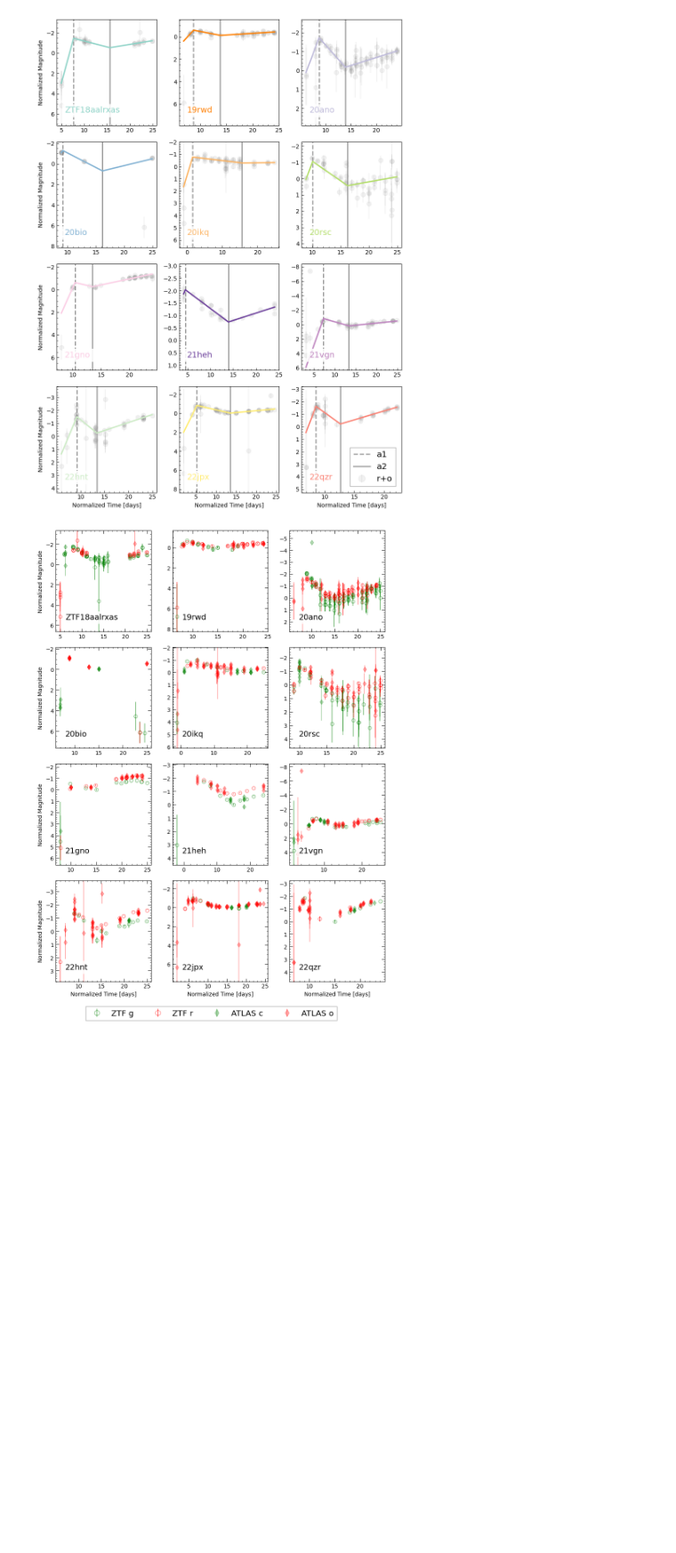
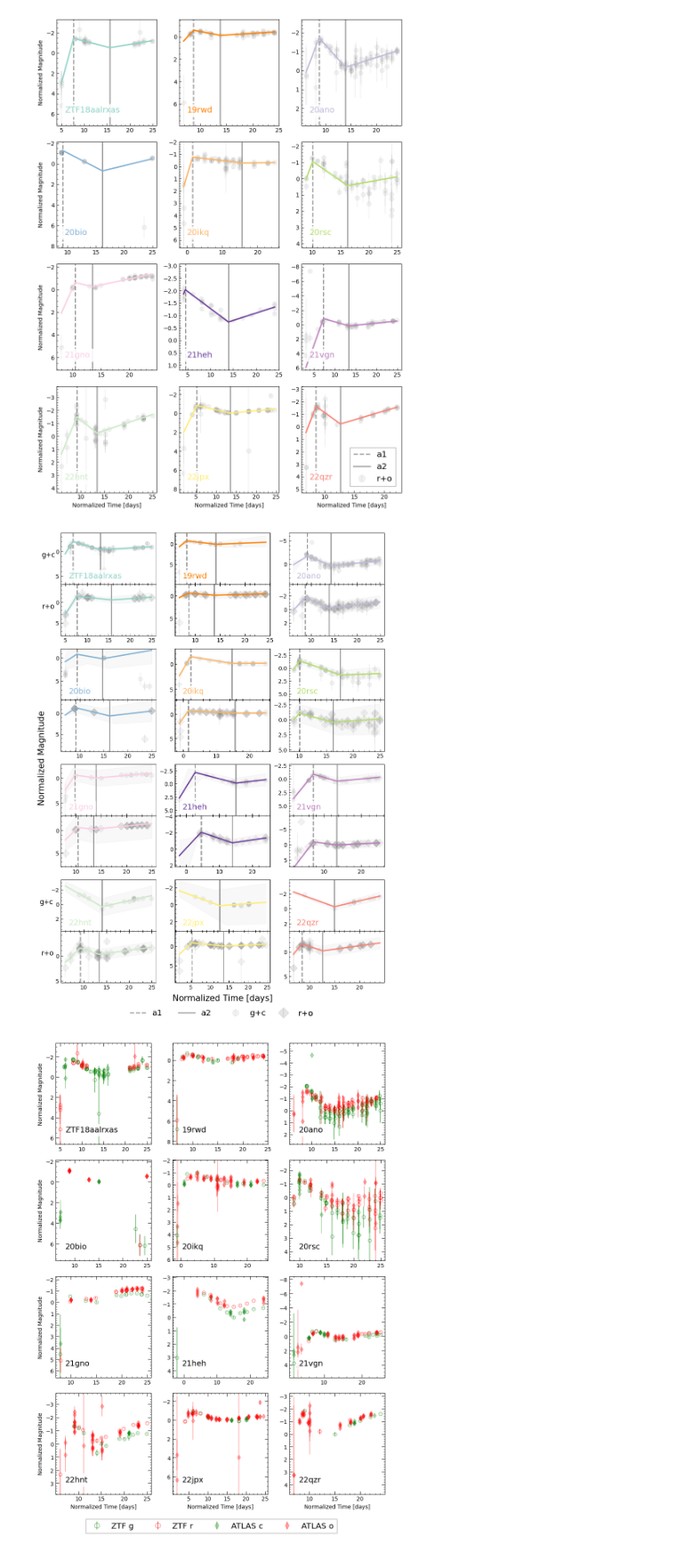
Before and after one commit to aec3675/ztf_IIb, a Jupyter notebook: make_mcmc_plots.ipynb, the cells around one changed output. Shown at 89% size. Saved outputs shown, nothing was run; the diff lists cells and outputs as text; code cells hidden in the pictures; blank space fills up the shorter version.

```diff
--- a/make_mcmc_plots.ipynb
+++ b/make_mcmc_plots.ipynb
@@ -803,6 +814,100 @@ plt.tight_layout()
 plt.savefig(SAVE_DIR+'/figures/individ_mcmc_r_fits_subplot.png', dpi=300)
 # %% [output]
 [figure]
+# %%
+%matplotlib inline
+# COMBIINING THE SUBPOTS TO COMPARE B/W G AND R RESULTS
+plot_names = ['ZTF18aalrxas', '19rwd', '20ano','20bio','20ikq','20rsc','21gno','21heh','21vgn','22hnt','22jpx','22qzr']
+
+gridspec = dict(hspace=0.0, wspace=0.2, height_ratios=[1,1,0.25,1,1,0.25,1,1,0.25,1,1])
+fig, axs = plt.subplots(11,3, figsize=(9,12), sharex=False, gridspec_kw=gridspec)
+glocs = [[0,0],[0,1],[0,2],[3,0],[3,1],[3,2],[6,0],[6,1],[6,2],[9,0],[9,1],[9,2]]
+rlocs = [[1,0],[1,1],[1,2],[4,0],[4,1],[4,2],[7,0],[7,1],[7,2],[10,0],[10,1],[10,2]]
+elocs = [[2,0],[2,1],[2,2],[5,0],[5,1],[5,2],[8,0],[8,1],[8,2]]
+
+for i,df in enumerate(df_sub_ls):
+    df_str = df_str_list[i]
+    g_df = df[(df['filter']=='ZTF_g') | (df['filter']=='c')]
+    r_df = df[(df['filter']=='ZTF_r') | (df['filter']=='o')]
+
+    x_plt = np.arange(min(list(g_df['norm_t'])+list(r_df['norm_t'])),max(list(g_df['norm_t'])+list(r_df['norm_t'])),0.01)
+
+    ################## g band
+    best = np.array(all_fits_g[i]).T[0] #bestfit values
+    lower_bound = np.array(all_fits_g[i]).T[0] - np.array(all_fits_g[i]).T[1] #50th ptile - diff_16ptile
+    upper_bound = np.array(all_fits_g[i]).T[0] + np.array(all_fits_g[i]).T[2] #50th ptile + diff_84ptile
+
+    #plotting mcmc results
+    axs[glocs[i][0],glocs[i][1]].plot(x_plt, np.array([model(best, v, r1=r1_bool_dict['g'][df_str]) for v in x_plt]), c=colors[i], label=plot_names[i], linewidth=2.25)# linestyle=ls[i])
+    lower_curve = np.array([model(lower_bound, v, r1=r1_bool_dict['g'][df_str]) for v in x_plt])
+    upper_curve = np.array([model(upper_bound, v, r1=r1_bool_dict['g'][df_str]) for v in x_plt])
+    axs[glocs[i][0],glocs[i][1]].fill_between(x_plt, lower_curve, upper_curve, color='gray', alpha=0.05, zorder=0)
+    axs[glocs[i][0],glocs[i][1]].axvline(float(bestfit_df[bestfit_df['SN_ID']==df_str]['a1_g']), color='gray', linestyle='--',zorder=1, linewidth=2, alpha=0.8, label='a1')
+    axs[glocs[i][0],glocs[i][1]].axvline(float(bestfit_df[bestfit_df['SN_ID']==df_str]['a2_g']), color='gray', zorder=1, linewidth=2, alpha=0.8, label='a2')
+
+    #plotting ztf data
+    x,y,yerr = np.array(g_df['norm_t']),np.array(g_df['norm_m']),np.array(g_df['mag_err_all'])
+    axs[glocs[i][0],glocs[i][1]].errorbar(x, y, yerr, linestyle='', marker='.', color='gray', alpha=0.1, markersize=15, zorder=0, label='g+c') #ztf errors,
+
+    axs[glocs[i][0],glocs[i][1]].set_ylim(max(y)+3, min(y)-2)
+    axs[glocs[i][0],glocs[i][1]].xaxis.set_minor_locator(AutoMinorLocator())
+    axs[glocs[i][0],glocs[i][1]].yaxis.set_minor_locator(AutoMinorLocator())
+    axs[glocs[i][0],glocs[i][1]].tick_params(which="both",top=False, labeltop=False, bottom=True, labelbottom=False, left=True, right=False, direction="in",zorder=0)
+
+    ################## r band
+    best_r = np.array(all_fits_r[i]).T[0] #bestfit values
+    lower_bound_r = np.array(all_fits_r[i]).T[0] - np.array(all_fits_r[i]).T[1] #50th ptile - diff_16ptile
+    upper_bound_r = np.array(all_fits_r[i]).T[0] + np.array(all_fits_r[i]).T[2] #50th ptile + diff_84ptile
+
+    #plotting mcmc results
+    axs[rlocs[i][0],rlocs[i][1]].plot(x_plt, np.array([model(best_r, v, r1=r1_bool_dict['r'][df_str]) for v in x_plt]), c=colors[i], label=plot_names[i], linewidth=2.25)# linestyle=ls[i])
+    lower_curve_r = np.array([model(lower_bound_r, v, r1=r1_bool_dict['r'][df_str]) for v in x_plt])
+    upper_curve_r = np.array([model(upper_bound_r, v, r1=r1_bool_dict['r'][df_str]) for v in x_plt])
+    axs[rlocs[i][0],rlocs[i][1]].fill_between(x_plt, lower_curve_r, upper_curve_r, color='gray', alpha=0.05, zorder=0)
+    axs[rlocs[i][0],rlocs[i][1]].axvline(float(bestfit_df[bestfit_df['SN_ID']==df_str]['a1_r']), color='gray', linestyle='--',zorder=1, linewidth=2, alpha=0.8, label='a1')
+    axs[rlocs[i][0],rlocs[i][1]].axvline(float(bestfit_df[bestfit_df['SN_ID']==df_str]['a2_r']), color='gray', zorder=1, linewidth=2, alpha=0.8, label='a2')
+
+    #plotting ztf data
+    xr,yr,yerrr = np.array(r_df['norm_t']),np.array(r_df['norm_m']),np.array(r_df['mag_err_all'])
+    axs[rlocs[i][0],rlocs[i][1]].errorbar(xr, yr, yerrr, linestyle='', marker='D', color='gray', alpha=0.1, markersize=9, zorder=0, label='r+o') #ztf errors,
+
+    axs[rlocs[i][0],rlocs[i][1]].set_ylim(max(yr)+3, min(yr)-2)
+    axs[rlocs[i][0],rlocs[i][1]].xaxis.set_minor_locator(AutoMinorLocator())
+    axs[rlocs[i][0],rlocs[i][1]].yaxis.set_minor_locator(AutoMinorLocator())
+    axs[rlocs[i][0],rlocs[i][1]].tick_params(which="both",top=True, labeltop=False, bottom=True, labelbottom=True, left=True, right=False, direction="in",zorder=0)
+
+    ########## labels
+    bbox = dict(facecolor='white', edgecolor='white',alpha=0.85)
+    axs[glocs[i][0],glocs[i][1]].annotate(plot_names[i],xy=(0.08,0.12),xycoords='axes fraction',color=colors[i],fontsize=14, bbox=bbox)
+
+for i,e in enumerate(elocs):
+    axs[e[0],e[1]].set_visible(False)
+
+fig.add_subplot(111, frameon=False)
+# hide tick and tick label of the big axis
+plt.tick_params(labelcolor='none', which='both', top=False, bottom=False, left=False, right=False)
+plt.xlabel("Normalized Time [days]", fontsize=15)
+plt.ylabel("Normalized Magnitude", fontsize=15)
+axs[0,0].set_ylabel('g+c', rotation=0, labelpad=13, fontsize=12)
+axs[1,0].set_ylabel("r+o", rotation=0, labelpad=13, fontsize=12)
+axs[9,0].set_ylabel('g+c', rotation=0, labelpad=8, fontsize=12)
+axs[10,0].set_ylabel("r+o", rotation=0, labelpad=14, fontsize=12)
+
+
+handles, labels = axs[9,2].get_legend_handles_labels()
+fig.legend(handles[1:], labels[1:], loc='center left', bbox_to_anchor=(.25, -0.01),fontsize='x-large',markerscale=1.5,
+                frameon=False,fancybox=False,ncols=3)
+
+h1, l1 = axs[10,2].get_legend_handles_labels()
+h, l = h1[3:], l1[3:]
+leg1 = axs[10,2].legend(h, l, loc='center left', bbox_to_anchor=(-0.22, -0.6),fontsize='x-large',markerscale=1.5,
+                frameon=False,fancybox=False,)
+axs[10,2].add_artist(leg1)
+
+plt.tight_layout()
+plt.savefig(SAVE_DIR+'/figures/individ_mcmc_fits_subplot_both_bands.png', dpi=300)
+# %% [output]
+[figure, added]
 # %%
 fig, axs = plt.subplots(4,3, figsize=(9,12))
 locs = [[0,0],[0,1],[0,2],[1,0],[1,1],[1,2],[2,0],[2,1],[2,2],[3,0],[3,1],[3,2]]
```
Also changed, not shown: parts of 6 cells of this notebook, 3 other files.
